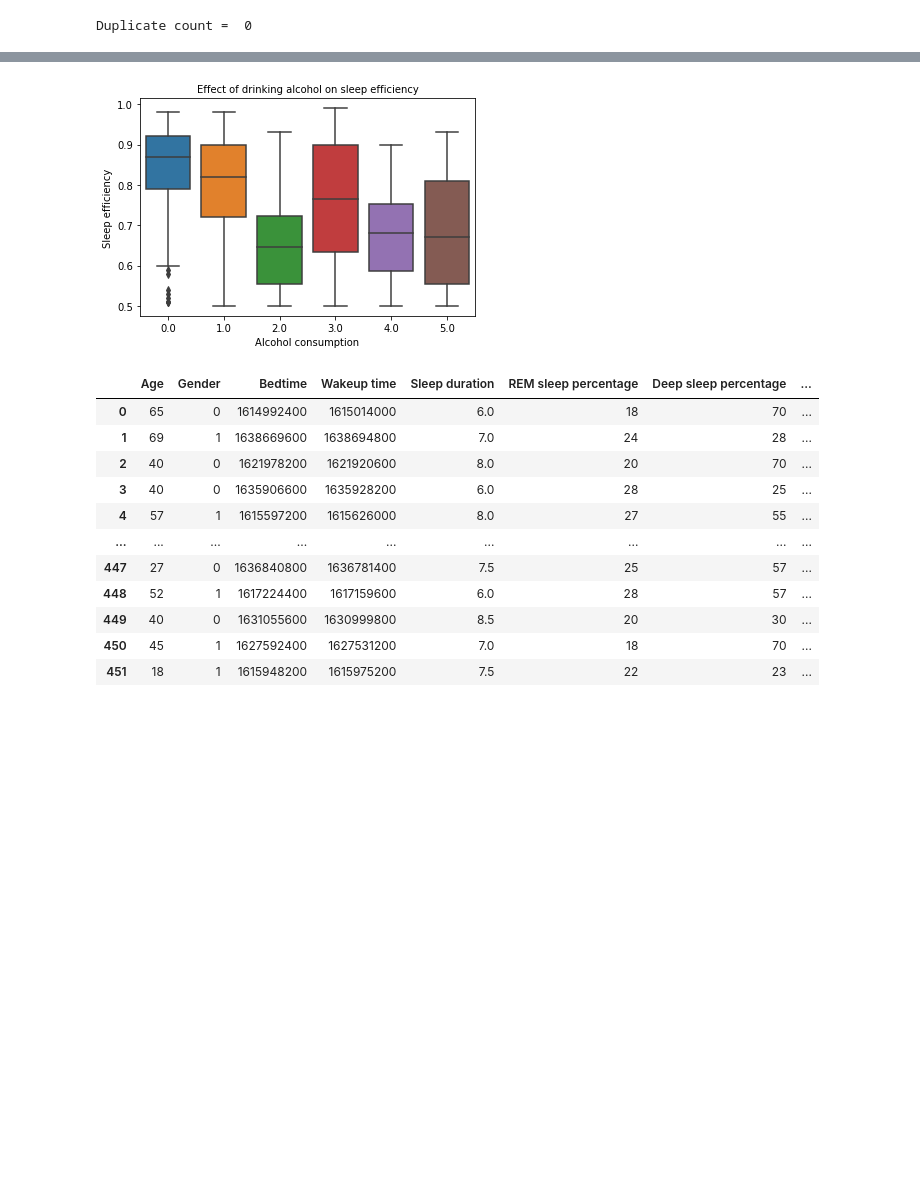
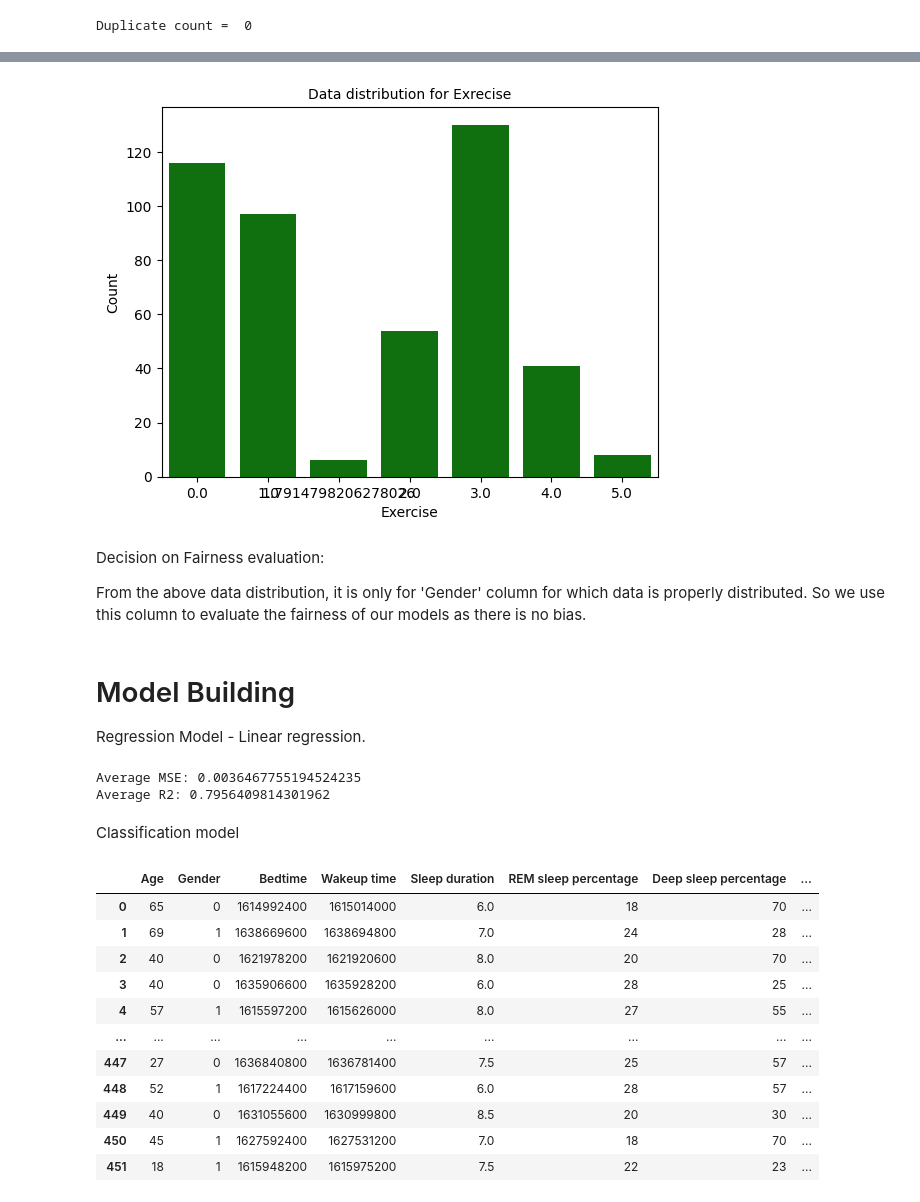
Before and after one commit to shashankvankadari/Predicting-sleep-efficiency, a Jupyter notebook: DSCI441_FinalProject.ipynb, the cells around one changed output, grey strips where cells are left out. Saved outputs shown, nothing was run; the diff lists cells and outputs as text; code cells hidden in the pictures; blank space fills up the shorter version.

Commit message:
Linear Regression with K-fold cross validation

```diff
--- a/DSCI441_FinalProject.ipynb
+++ b/DSCI441_FinalProject.ipynb
@@ -162,6 +208,16 @@ plt.show()
-# %%
-sns.boxplot(data=df,x="Alcohol consumption",y="Sleep efficiency")
-plt.title("Effect of drinking alcohol on sleep efficiency", color="black",fontsize=10)
-plt.show()
-# %% [output]
-[figure, removed]
+# %%
+sns.countplot(data=df,x="Exercise frequency", color="green")
+plt.xlabel("Exercise", color="black",fontsize=10)
+plt.ylabel("Count", color="black",fontsize=10)
+plt.title("Data distribution for Exrecise", color="black",fontsize=10)
+plt.show()
+# %% [output]
+[figure, added]
+# %% [markdown]
+Decision on Fairness evaluation:
+
+From the above data distribution, it is only for 'Gender' column for which data is properly distributed. So we use this column to evaluate the fairness of our models as there is no bias.
+# %% [markdown]
+# Model Building
+
+Regression Model - Linear regression.
@@ -168,3 +230,49 @@ plt.show()
+# %%
+#Linear regression model with K fold cross validation:
+
+#Separate the target variable.
+
+y1 = df1['Sleep efficiency']
+X1 = df1.drop('Sleep efficiency',axis=1)
+
+from sklearn.model_selection import KFold
+n_splits = 5
+
+# Create the cross-validation object
+kf = KFold(n_splits=n_splits, shuffle=True, random_state=42)
+
+mse_list = []
+r2_list = []
+
+# Loop over the folds and split the data
+for i, j in kf.split(X1):
+    X1_train, X1_test = X1.iloc[i], X1.iloc[j]
+    y1_train, y1_test = y1.iloc[i], y1.iloc[j]
+
+    # Linear regression model
+    model1 = LinearRegression()
+    model1.fit(X1_train, y1_train)
+
+    y1_pred = model1.predict(X1_test)
+
+    # Mean squared error
+    mse = mean_squared_error(y1_test, y1_pred)
+    r2 = r2_score(y1_test, y1_pred)
+
+    mse_list.append(mse)
+    r2_list.append(r2)
+
+#Calculate the mse and r2
+final_mse = sum(mse_list) / len(mse_list)
+final_r2 = sum(r2_list) / len(r2_list)
+
+print('Average MSE:', final_mse)
+print('Average R2:', final_r2)
+# %% [output]
+Average MSE: 0.0036467755194524235
+Average R2: 0.7956409814301962
+# %% [markdown]
+Classification model
 # %%
 #Convert the target variable into categorical variable
 import pandas as pd
```
Also changed, not shown: parts of 15 cells of this notebook.
